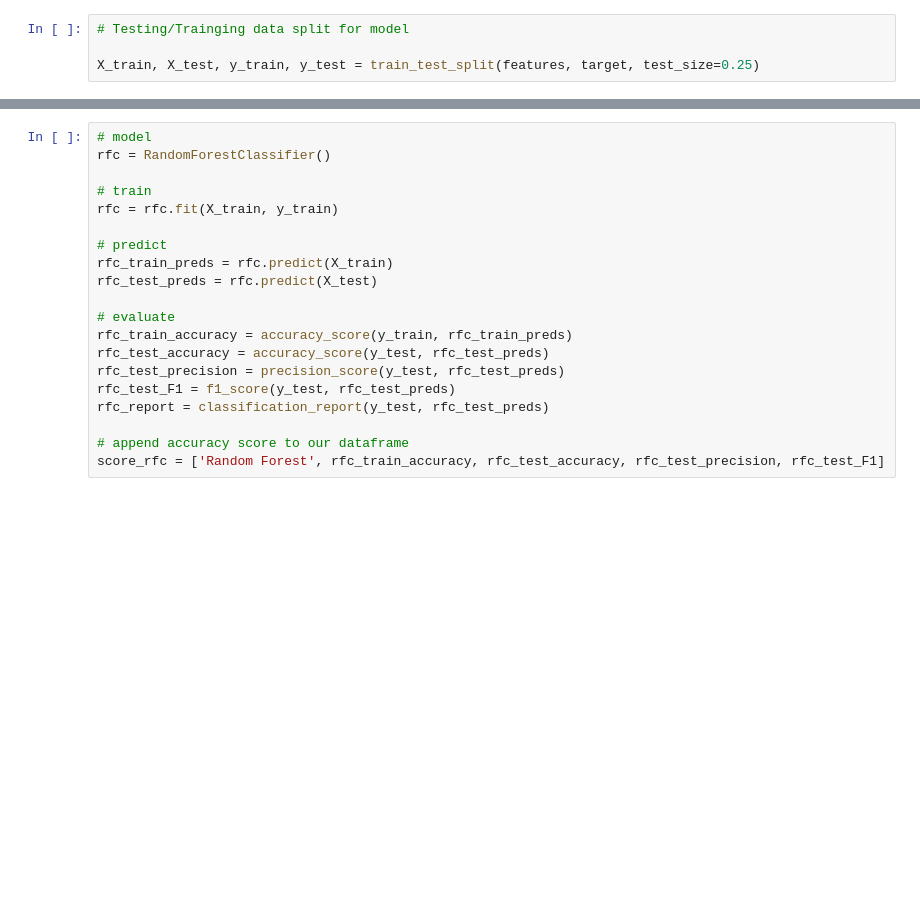
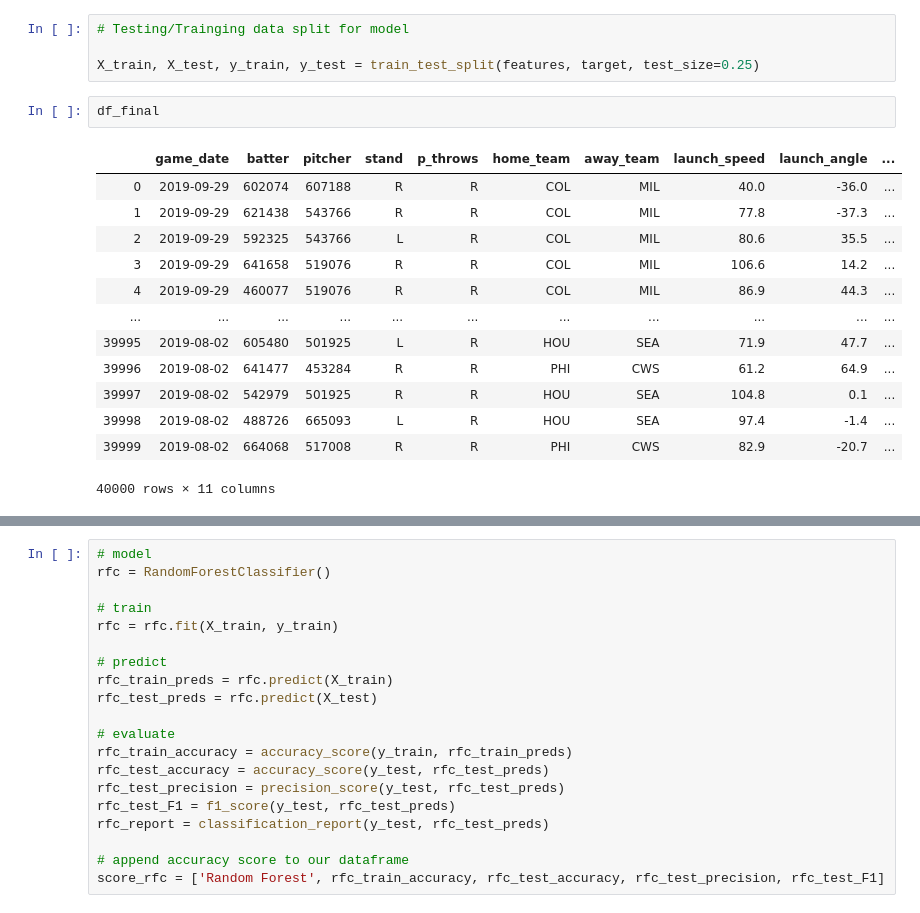
Before and after one commit to lucaskelly49/Beat-the-Streak, a Jupyter notebook: BeatTheStreak.ipynb, the cells around one changed output, grey strips where cells are left out. Cells and saved outputs as stored; diff of their text form; blank space fills up the shorter version.

```diff
--- a/BeatTheStreak.ipynb
+++ b/BeatTheStreak.ipynb
@@ -131,4 +156,20 @@ features = pd.get_dummies(features)
 # Testing/Trainging data split for model
 
 X_train, X_test, y_train, y_test = train_test_split(features, target, test_size=0.25)
+# %%
+df_final
+# %% [output]
+|  | game_date | batter | pitcher | stand | p_throws | home_team | away_team | launch_speed | launch_angle | ... |
+| 0 | 2019-09-29 | 602074 | 607188 | R | R | COL | MIL | 40.0 | -36.0 | ... |
+| 1 | 2019-09-29 | 621438 | 543766 | R | R | COL | MIL | 77.8 | -37.3 | ... |
+| 2 | 2019-09-29 | 592325 | 543766 | L | R | COL | MIL | 80.6 | 35.5 | ... |
+| 3 | 2019-09-29 | 641658 | 519076 | R | R | COL | MIL | 106.6 | 14.2 | ... |
+| 4 | 2019-09-29 | 460077 | 519076 | R | R | COL | MIL | 86.9 | 44.3 | ... |
+| ... | ... | ... | ... | ... | ... | ... | ... | ... | ... | ... |
+| 39995 | 2019-08-02 | 605480 | 501925 | L | R | HOU | SEA | 71.9 | 47.7 | ... |
+| 39996 | 2019-08-02 | 641477 | 453284 | R | R | PHI | CWS | 61.2 | 64.9 | ... |
+| 39997 | 2019-08-02 | 542979 | 501925 | R | R | HOU | SEA | 104.8 | 0.1 | ... |
+| 39998 | 2019-08-02 | 488726 | 665093 | L | R | HOU | SEA | 97.4 | -1.4 | ... |
+| 39999 | 2019-08-02 | 664068 | 517008 | R | R | PHI | CWS | 82.9 | -20.7 | ... |
+40000 rows × 11 columns
 # %%
```
Also changed, not shown: parts of 14 cells of this notebook.
